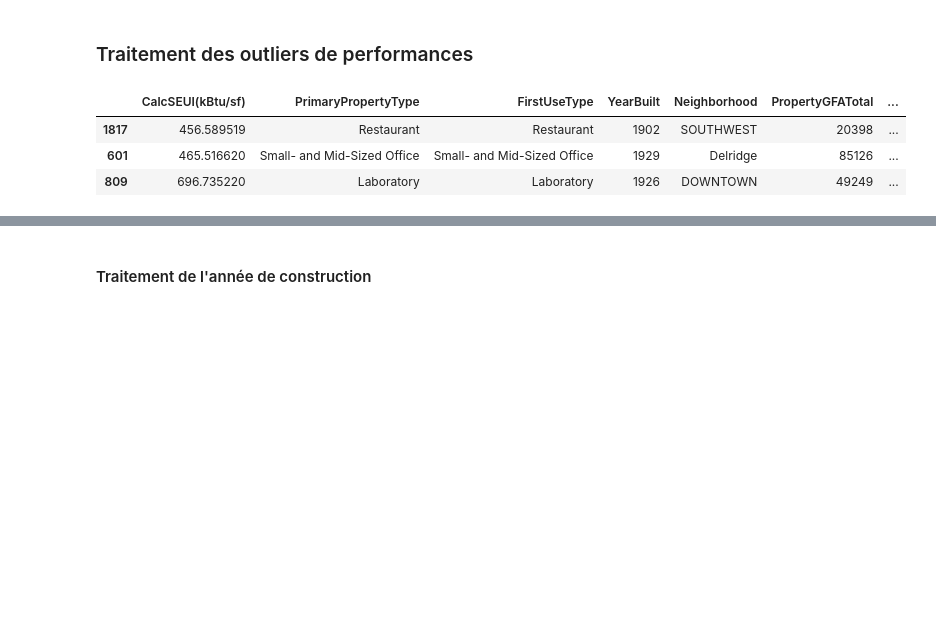
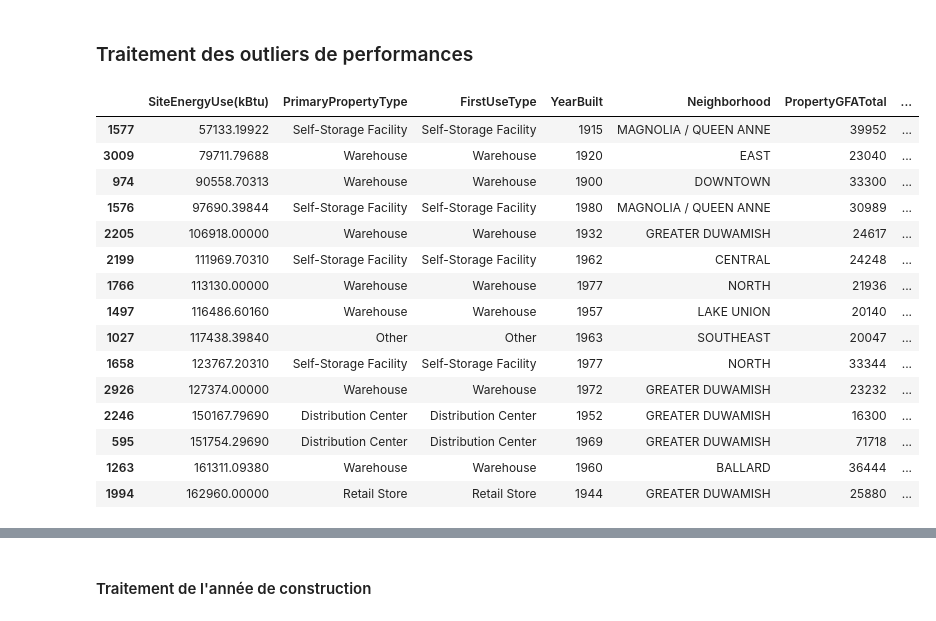
Before and after one commit to day811/OCDE-P6, a Jupyter notebook: modelistation_supervisee_EDA.ipynb, the cells around one changed output, grey strips where cells are left out. Drawn from its saved outputs; the diff is of its cells as text; code cells hidden in the pictures; blank space fills up the shorter version.

```diff
--- a/modelistation_supervisee_EDA.ipynb
+++ b/modelistation_supervisee_EDA.ipynb
@@ -366,7 +366,7 @@ dtypes: float64(3), int64(3)
 memory usage: 89.7 KB
 # %%
 # 'YearBuilt', 'NumberofFloors', 'NumberofBuildings'
-bc_with_target[phy_cols].fillna(0)
+bc_with_target[phy_cols] = bc_with_target[phy_cols].fillna(0)
 bc_with_target['3LargestGFA']= bc_with_target[['LargestPropertyUseTypeGFA', 'SecondLargestPropertyUseTypeGFA', 'ThirdLargestPropertyUseTypeGFA']].sum(axis=1)
 mask = bc_with_target['3LargestGFA']==0
 bc_with_target.loc[mask, '3LargestGFA']= bc_with_target.loc[mask, 'PropertyGFATotal']
@@ -459,11 +459,28 @@ plt.show()
 # %% [markdown]
 ### Traitement des outliers de performances
 # %%
-mask = ((bc_with_target['CalcSEUI(kBtu/sf)'] < 0) | (bc_with_target['CalcSEUI(kBtu/sf)']>400)) & (bc_with_target['YearBuilt']<1960)
-bc_with_target[mask][['CalcSEUI(kBtu/sf)', 'PrimaryPropertyType', 'FirstUseType', 'YearBuilt','Neighborhood', 'PropertyGFATotal','SecondLargestPropertyUseTypeGFA','3LargestGFA','ComplianceStatus']].sort_values('CalcSEUI(kBtu/sf)')
+target = 'SiteEnergyUse(kBtu)'
+#target = 'CalcSEUI(kBtu/sf)'
+target_min = bc_with_target[target].mean()* 0.02
+Q99 = bc_with_target[target].quantile(0.99)
+#mask = ((bc_with_target[target] <= target_min ) | (bc_with_target[target]>=Q99))
+mask = ((bc_with_target[target] <= target_min) )
+bc_with_target[mask][[target, 'PrimaryPropertyType', 'FirstUseType', 'YearBuilt','Neighborhood', 'PropertyGFATotal','SecondLargestPropertyUseTypeGFA','3LargestGFA','ComplianceStatus']].sort_values(target)
 # %% [output]
-|  | CalcSEUI(kBtu/sf) | PrimaryPropertyType | FirstUseType | YearBuilt | Neighborhood | PropertyGFATotal | ... |
-| 1817 | 456.589519 | Restaurant | Restaurant | 1902 | SOUTHWEST | 20398 | ... |
-| 601 | 465.516620 | Small- and Mid-Sized Office | Small- and Mid-Sized Office | 1929 | Delridge | 85126 | ... |
-| 809 | 696.735220 | Laboratory | Laboratory | 1926 | DOWNTOWN | 49249 | ... |
+|  | SiteEnergyUse(kBtu) | PrimaryPropertyType | FirstUseType | YearBuilt | Neighborhood | PropertyGFATotal | ... |
+| 1577 | 57133.19922 | Self-Storage Facility | Self-Storage Facility | 1915 | MAGNOLIA / QUEEN ANNE | 39952 | ... |
+| 3009 | 79711.79688 | Warehouse | Warehouse | 1920 | EAST | 23040 | ... |
+| 974 | 90558.70313 | Warehouse | Warehouse | 1900 | DOWNTOWN | 33300 | ... |
+| 1576 | 97690.39844 | Self-Storage Facility | Self-Storage Facility | 1980 | MAGNOLIA / QUEEN ANNE | 30989 | ... |
+| 2205 | 106918.00000 | Warehouse | Warehouse | 1932 | GREATER DUWAMISH | 24617 | ... |
+| 2199 | 111969.70310 | Self-Storage Facility | Self-Storage Facility | 1962 | CENTRAL | 24248 | ... |
+| 1766 | 113130.00000 | Warehouse | Warehouse | 1977 | NORTH | 21936 | ... |
+| 1497 | 116486.60160 | Warehouse | Warehouse | 1957 | LAKE UNION | 20140 | ... |
+| 1027 | 117438.39840 | Other | Other | 1963 | SOUTHEAST | 20047 | ... |
+| 1658 | 123767.20310 | Self-Storage Facility | Self-Storage Facility | 1977 | NORTH | 33344 | ... |
+| 2926 | 127374.00000 | Warehouse | Warehouse | 1972 | GREATER DUWAMISH | 23232 | ... |
+| 2246 | 150167.79690 | Distribution Center | Distribution Center | 1952 | GREATER DUWAMISH | 16300 | ... |
+| 595 | 151754.29690 | Distribution Center | Distribution Center | 1969 | GREATER DUWAMISH | 71718 | ... |
+| 1263 | 161311.09380 | Warehouse | Warehouse | 1960 | BALLARD | 36444 | ... |
+| 1994 | 162960.00000 | Retail Store | Retail Store | 1944 | GREATER DUWAMISH | 25880 | ... |
 # %%
```
Also changed, not shown: parts of 9 cells of this notebook, 2 other files.
